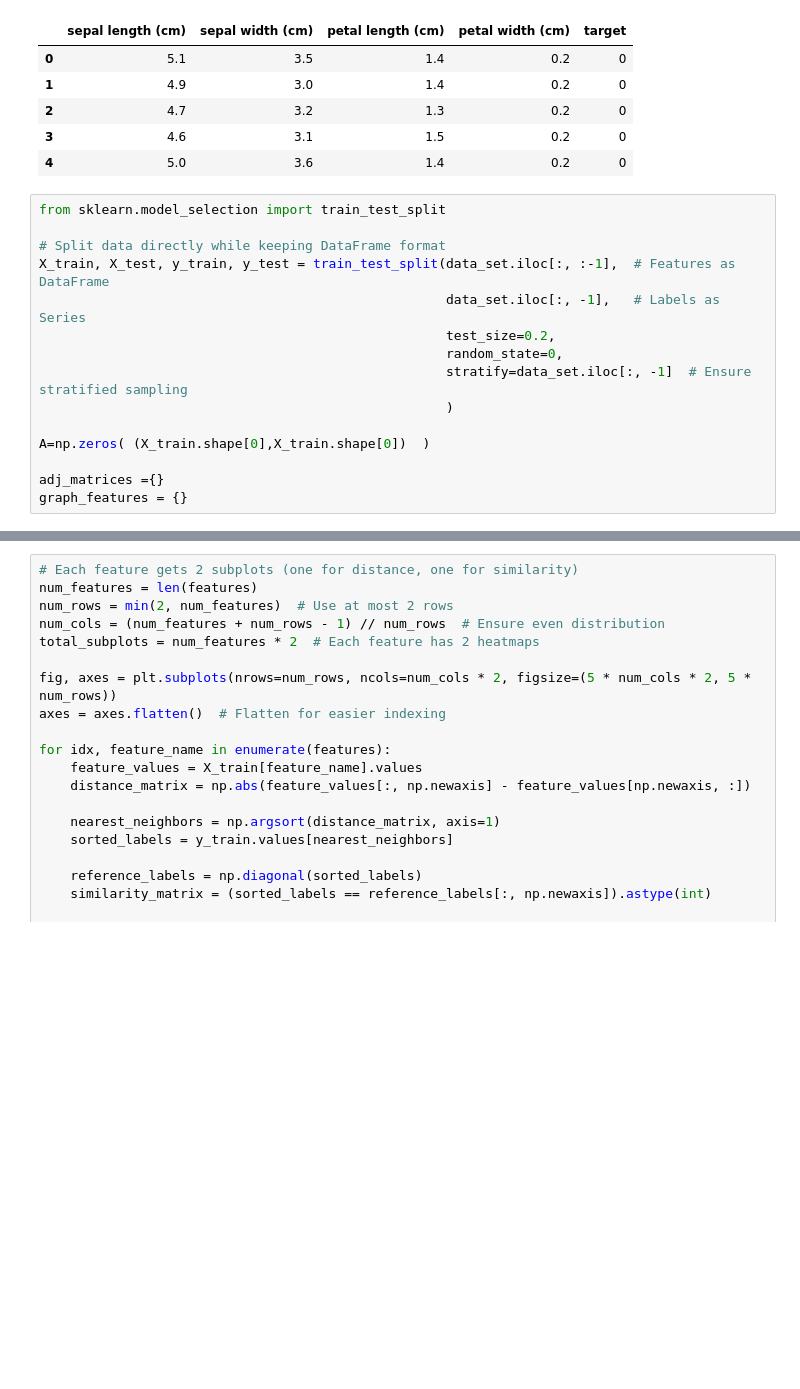
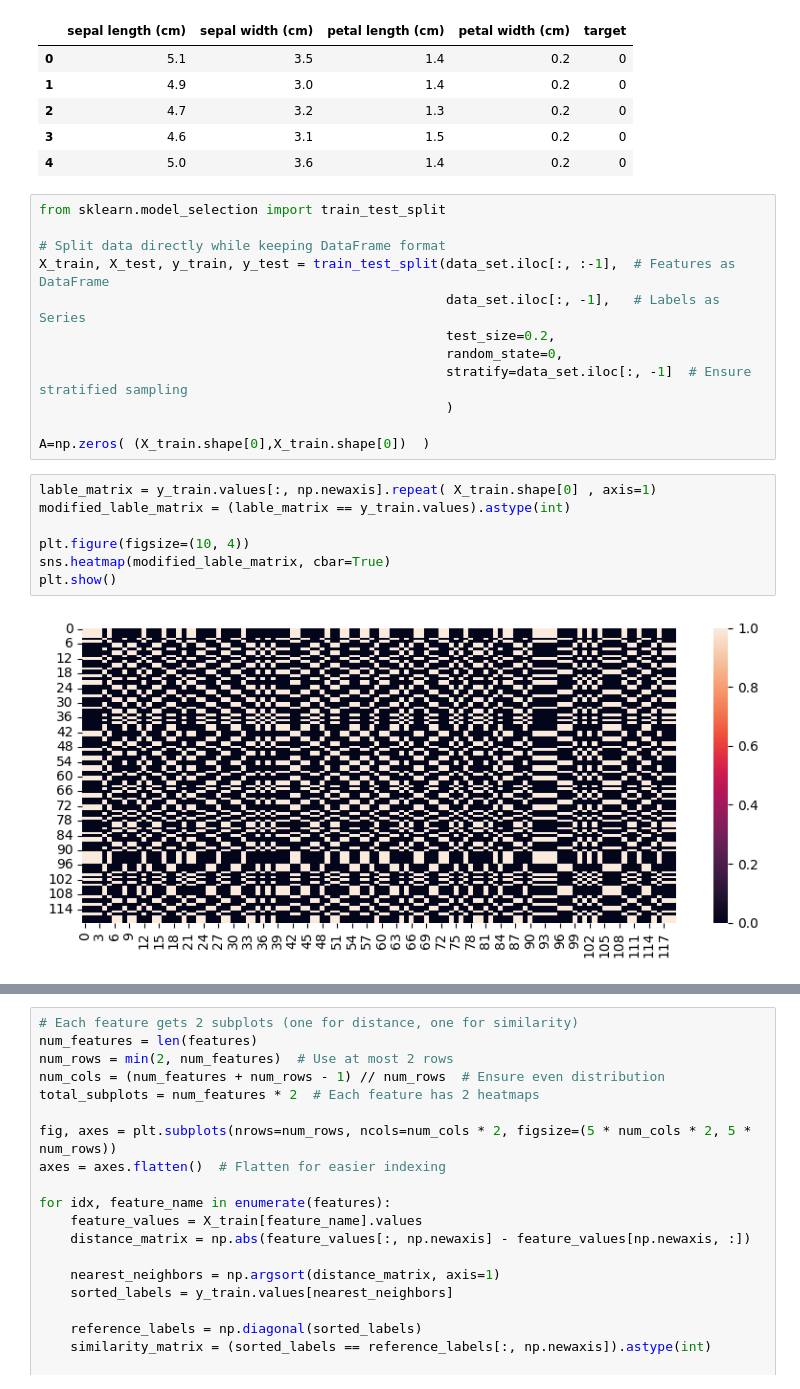
Before and after one commit to alibagheribardi/Erdos_Project, a Jupyter notebook: Graph_ID.ipynb, the cells around one changed output, grey strips where cells are left out. Drawn from its saved outputs; the diff is of its cells as text; blank space fills up the shorter version.

```diff
--- a/Graph_ID.ipynb
+++ b/Graph_ID.ipynb
@@ -315,7 +315,13 @@ X_train, X_test, y_train, y_test = train_test_split(data_set.iloc[:, :-1],  # Fe
                                                     )
 
 A=np.zeros( (X_train.shape[0],X_train.shape[0])  )
-
-adj_matrices ={}
-graph_features = {}
+# %%
+lable_matrix = y_train.values[:, np.newaxis].repeat( X_train.shape[0] , axis=1)
+modified_lable_matrix = (lable_matrix == y_train.values).astype(int)
+
+plt.figure(figsize=(10, 4))
+sns.heatmap(modified_lable_matrix, cbar=True)
+plt.show()
+# %% [output]
+[figure, added]
 # %%
```
Also changed, not shown: parts of 1 cell of this notebook.
